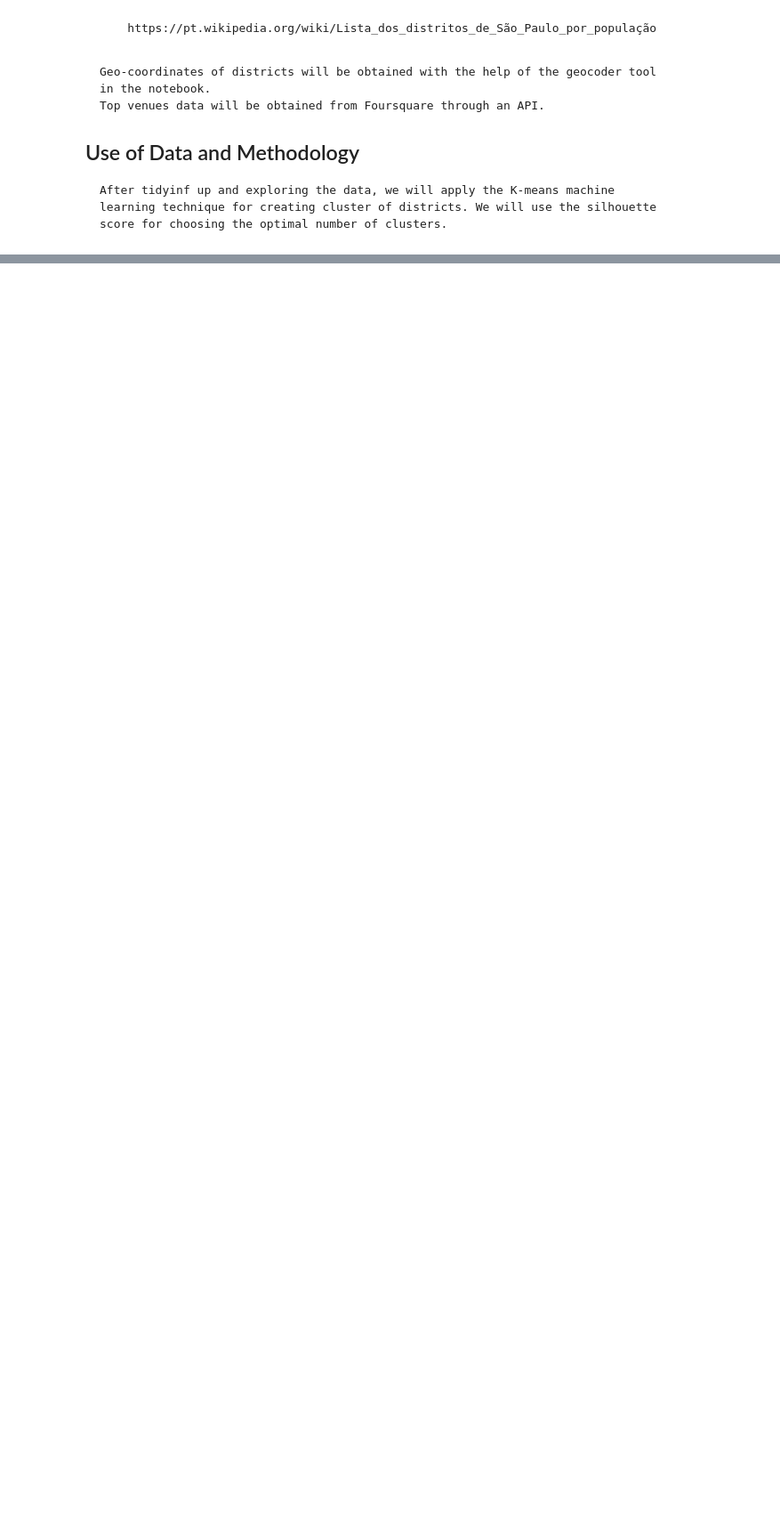
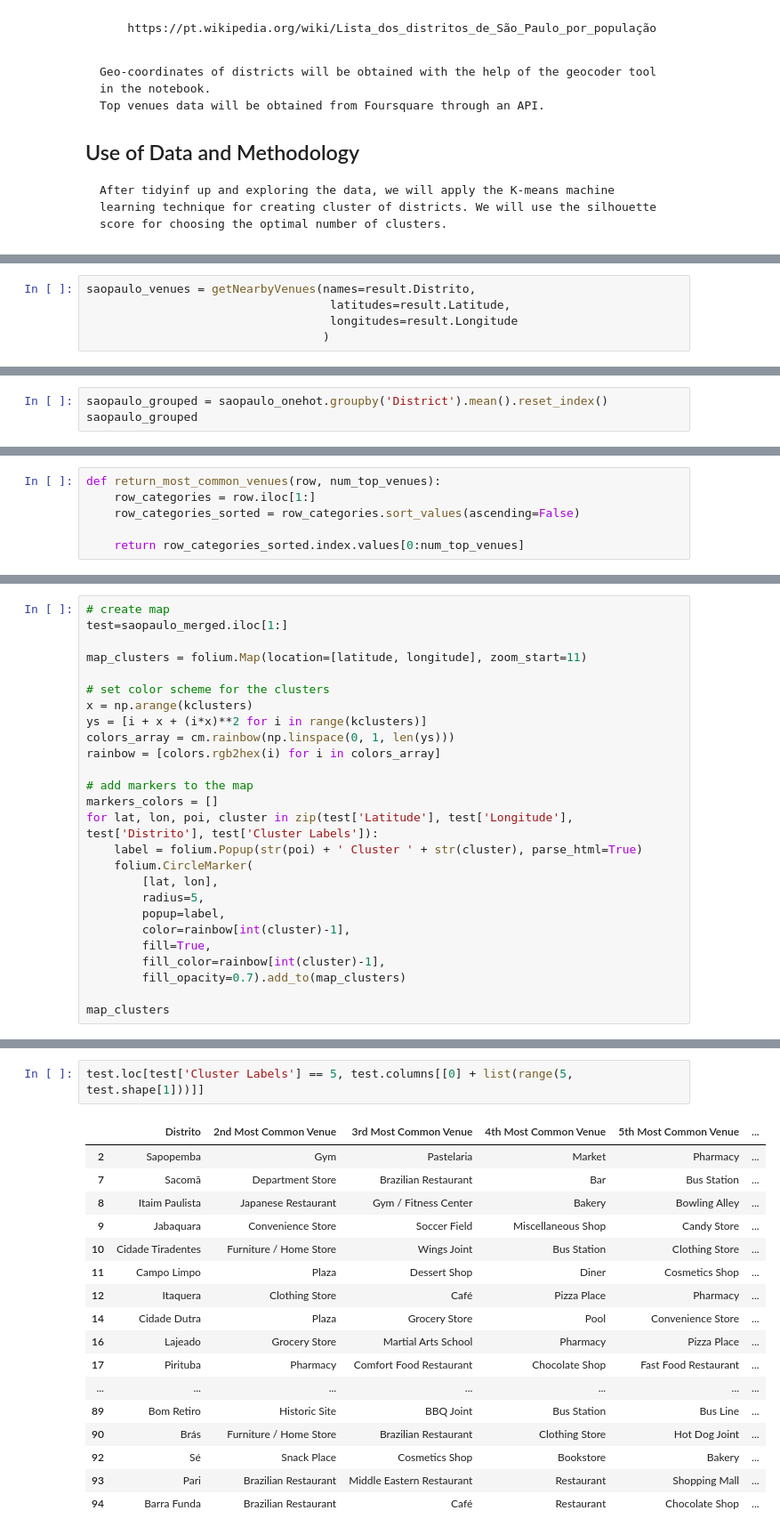
Before and after one commit to PauloPeclat/Coursera_Capstone, a Jupyter notebook: IBM Data Science Capstone Project Problem and Data.ipynb, the cells around one changed output, grey strips where cells are left out. Shown at 89% size. Drawn from its saved outputs; the diff is of its cells as text; blank space fills up the shorter version.

```diff
--- a/IBM Data Science Capstone Project Problem and Data.ipynb
+++ b/IBM Data Science Capstone Project Problem and Data.ipynb
@@ -33,0 +211,5 @@
+# %%
+saopaulo_venues = getNearbyVenues(names=result.Distrito,
+                                   latitudes=result.Latitude,
+                                   longitudes=result.Longitude
+                                  )
@@ -33,0 +290,3 @@
+# %%
+saopaulo_grouped = saopaulo_onehot.groupby('District').mean().reset_index()
+saopaulo_grouped
@@ -33,0 +342,6 @@
+# %%
+def return_most_common_venues(row, num_top_venues):
+    row_categories = row.iloc[1:]
+    row_categories_sorted = row_categories.sort_values(ascending=False)
+
+    return row_categories_sorted.index.values[0:num_top_venues]
@@ -33,0 +424,26 @@
+# %%
+# create map
+test=saopaulo_merged.iloc[1:]
+
+map_clusters = folium.Map(location=[latitude, longitude], zoom_start=11)
+
+# set color scheme for the clusters
+x = np.arange(kclusters)
+ys = [i + x + (i*x)**2 for i in range(kclusters)]
+colors_array = cm.rainbow(np.linspace(0, 1, len(ys)))
+rainbow = [colors.rgb2hex(i) for i in colors_array]
+
+# add markers to the map
+markers_colors = []
+for lat, lon, poi, cluster in zip(test['Latitude'], test['Longitude'], test['Distrito'], test['Cluster Labels']):
+    label = folium.Popup(str(poi) + ' Cluster ' + str(cluster), parse_html=True)
+    folium.CircleMarker(
+        [lat, lon],
+        radius=5,
+        popup=label,
+        color=rainbow[int(cluster)-1],
+        fill=True,
+        fill_color=rainbow[int(cluster)-1],
+        fill_opacity=0.7).add_to(map_clusters)
+
+map_clusters
@@ -33,0 +484,20 @@
+# %%
+test.loc[test['Cluster Labels'] == 5, test.columns[[0] + list(range(5, test.shape[1]))]]
+# %% [output]
+|  | Distrito | 2nd Most Common Venue | 3rd Most Common Venue | 4th Most Common Venue | 5th Most Common Venue | ... |
+| 2 | Sapopemba | Gym | Pastelaria | Market | Pharmacy | ... |
+| 7 | Sacomã | Department Store | Brazilian Restaurant | Bar | Bus Station | ... |
+| 8 | Itaim Paulista | Japanese Restaurant | Gym / Fitness Center | Bakery | Bowling Alley | ... |
+| 9 | Jabaquara | Convenience Store | Soccer Field | Miscellaneous Shop | Candy Store | ... |
+| 10 | Cidade Tiradentes | Furniture / Home Store | Wings Joint | Bus Station | Clothing Store | ... |
+| 11 | Campo Limpo | Plaza | Dessert Shop | Diner | Cosmetics Shop | ... |
+| 12 | Itaquera | Clothing Store | Café | Pizza Place | Pharmacy | ... |
+| 14 | Cidade Dutra | Plaza | Grocery Store | Pool | Convenience Store | ... |
+| 16 | Lajeado | Grocery Store | Martial Arts School | Pharmacy | Pizza Place | ... |
+| 17 | Pirituba | Pharmacy | Comfort Food Restaurant | Chocolate Shop | Fast Food Restaurant | ... |
+| ... | ... | ... | ... | ... | ... | ... |
+| 89 | Bom Retiro | Historic Site | BBQ Joint | Bus Station | Bus Line | ... |
+| 90 | Brás | Furniture / Home Store | Brazilian Restaurant | Clothing Store | Hot Dog Joint | ... |
+| 92 | Sé | Snack Place | Cosmetics Shop | Bookstore | Bakery | ... |
+| 93 | Pari | Brazilian Restaurant | Middle Eastern Restaurant | Restaurant | Shopping Mall | ... |
+| 94 | Barra Funda | Brazilian Restaurant | Café | Restaurant | Chocolate Shop | ... |
```
Also changed, not shown: parts of 30 cells of this notebook.
